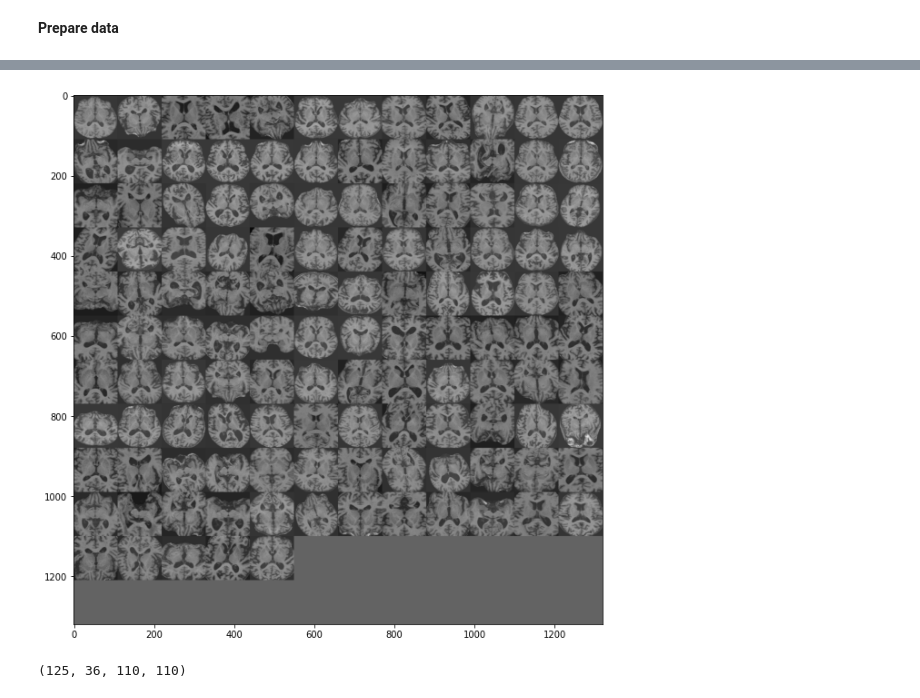
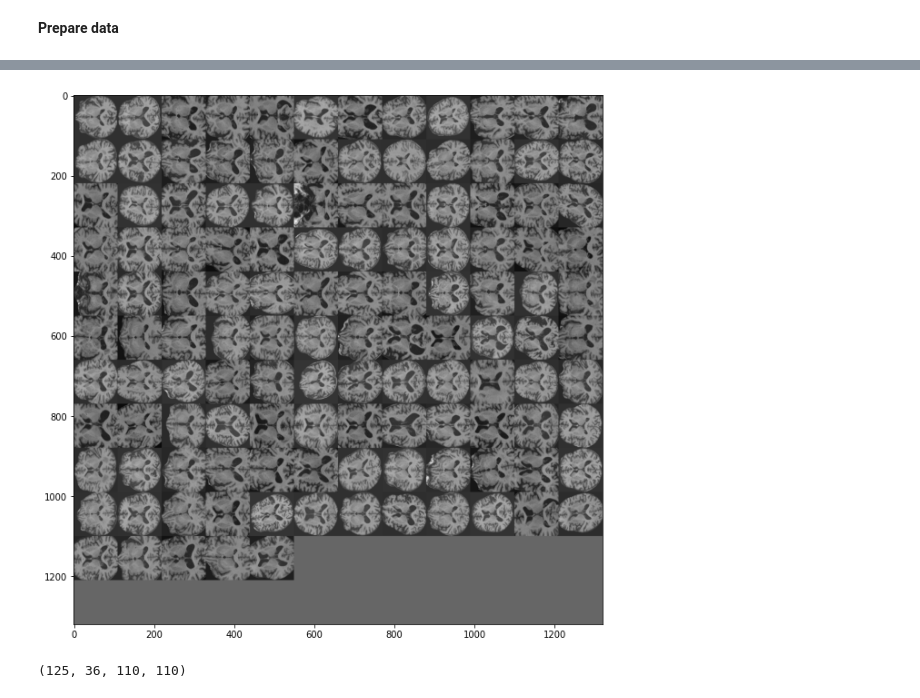
Before and after one commit to PabloMesas/TFM, a Jupyter notebook: convolutional_1.ipynb, the cells around one changed output, grey strips where cells are left out. Cells and saved outputs as stored; diff of their text form; code cells hidden in the pictures.

```diff
--- a/convolutional_1.ipynb
+++ b/convolutional_1.ipynb
@@ -117,19 +117,36 @@ test_generator = DataGenerator(data_path=project_dir + '/Test/',
 # %%
 px = 1/plt.rcParams['figure.dpi']
 X, y = training_generator[1]
 # X = resize(X[:,5:-5,:,:], (X.shape[0], 36, X.shape[2], X.shape[3]))
 fig, ax1 = plt.subplots(1, 1, figsize = (770*px,770*px))
 
-ax1.imshow(montage(X[:,50,:,:,0]), cmap ='gray')
+ax1.imshow(montage(X[:,:,:,50,0]), cmap ='gray')
 plt.show()
 # plt.imshow(montage(X[1,:,:,:,0]), cmap ='gray')
 # plt.show()
 # plt.imshow(montage(X[2,:,:,:,0]), cmap ='gray')
 # plt.show()
 # plt.imshow(montage(X[3,:,:,:,0]), cmap ='gray')
 # plt.show()
+
+# img = X[0,:,:,:,0]
+# plt.imshow(img[:,:,50], cmap ='gray')
+# plt.show()
+# plt.imshow(img[:,50,:], cmap ='gray')
+# plt.show()
+# plt.imshow(img[50,:,:], cmap ='gray')
+# plt.show()
+
+# img =  np.flip(img, 2)
+
+# plt.imshow(img[:,:,50], cmap ='gray')
+# plt.show()
+# plt.imshow(img[:,50,:], cmap ='gray')
+# plt.show()
+# plt.imshow(img[50,:,:], cmap ='gray')
+# plt.show()
 # %% [output]
-[figure, old version]
+[figure, new version]
 # %%
 print(X[:,:,:,:,0].shape)
 # %% [output]
```
Also changed, not shown: parts of 1 cell of this notebook, 8 other files.
